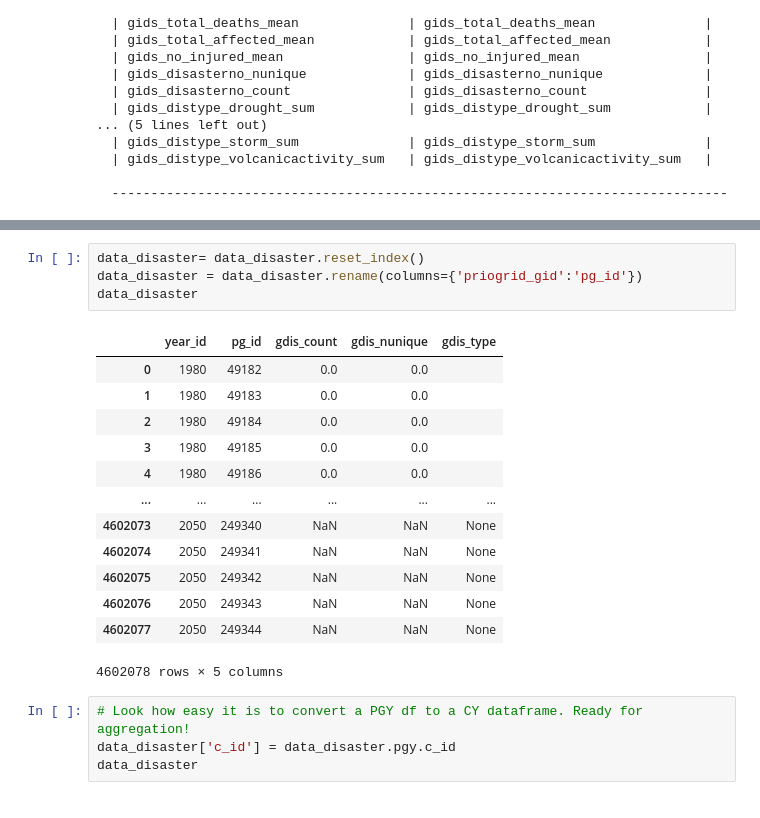
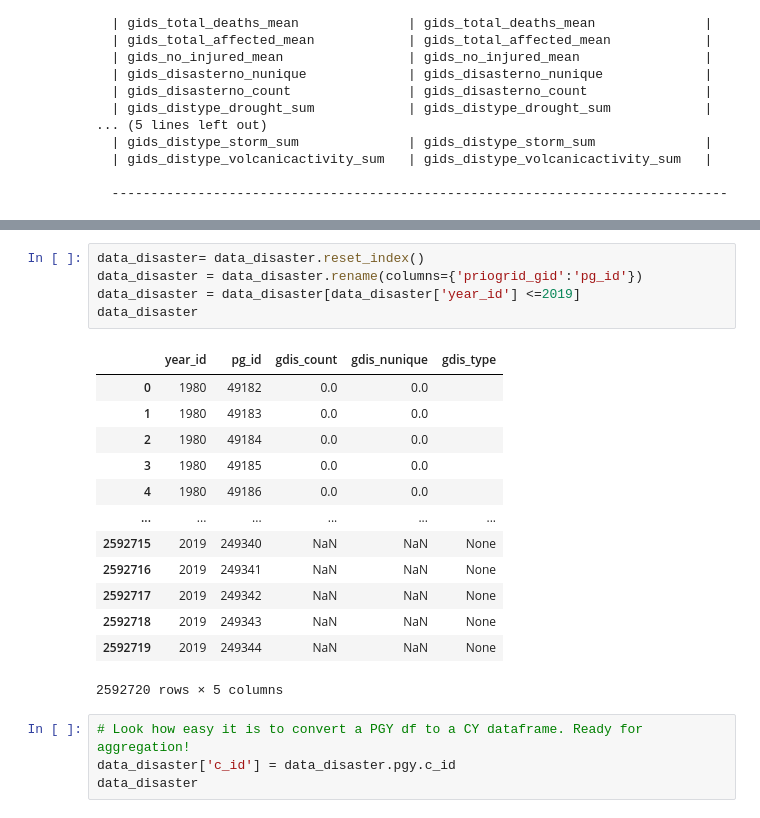
Before and after one commit to NatStrom/Thesis, a Jupyter notebook: controls.ipynb, the cells around one changed output, grey strips where cells are left out. Cells and saved outputs as stored; diff of their text form.

Commit message:
data clean up

```diff
--- a/controls.ipynb
+++ b/controls.ipynb
@@ -759,21 +759,22 @@ data_disaster
 # %%
 data_disaster= data_disaster.reset_index()
 data_disaster = data_disaster.rename(columns={'priogrid_gid':'pg_id'})
+data_disaster = data_disaster[data_disaster['year_id'] <=2019]
 data_disaster
 # %% [output]
 |  | year_id | pg_id | gdis_count | gdis_nunique | gdis_type |
 | 0 | 1980 | 49182 | 0.0 | 0.0 |  |
 | 1 | 1980 | 49183 | 0.0 | 0.0 |  |
 | 2 | 1980 | 49184 | 0.0 | 0.0 |  |
 | 3 | 1980 | 49185 | 0.0 | 0.0 |  |
 | 4 | 1980 | 49186 | 0.0 | 0.0 |  |
 | ... | ... | ... | ... | ... | ... |
-| 4602073 | 2050 | 249340 | NaN | NaN | None |
-| 4602074 | 2050 | 249341 | NaN | NaN | None |
-| 4602075 | 2050 | 249342 | NaN | NaN | None |
-| 4602076 | 2050 | 249343 | NaN | NaN | None |
-| 4602077 | 2050 | 249344 | NaN | NaN | None |
+| 2592715 | 2019 | 249340 | NaN | NaN | None |
+| 2592716 | 2019 | 249341 | NaN | NaN | None |
+| 2592717 | 2019 | 249342 | NaN | NaN | None |
+| 2592718 | 2019 | 249343 | NaN | NaN | None |
+| 2592719 | 2019 | 249344 | NaN | NaN | None |
-4602078 rows × 5 columns
+2592720 rows × 5 columns
 # %%
 # Look how easy it is to convert a PGY df to a CY dataframe. Ready for aggregation!
 data_disaster['c_id'] = data_disaster.pgy.c_id
```
Also changed, not shown: parts of 4 cells of this notebook.
